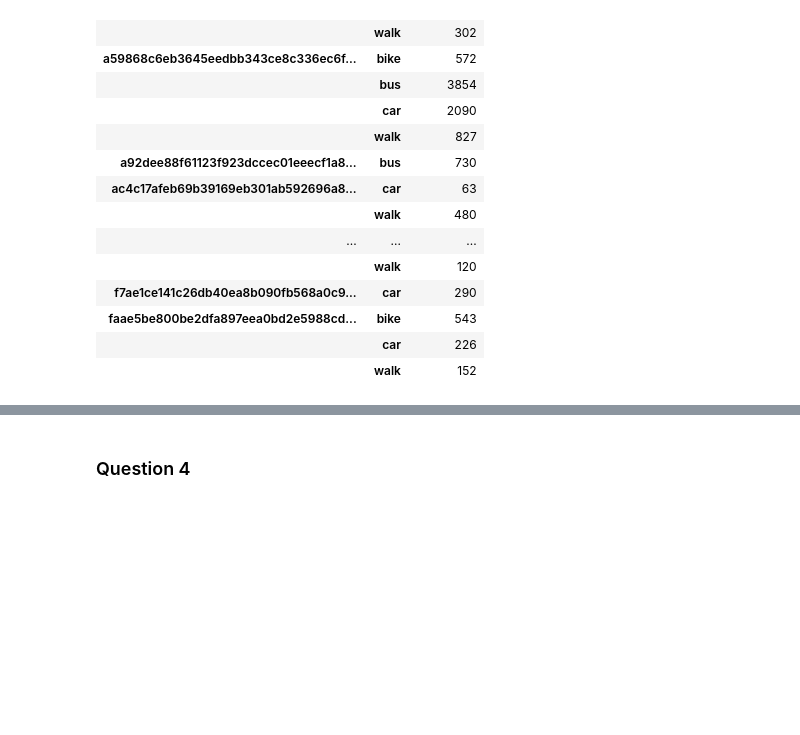
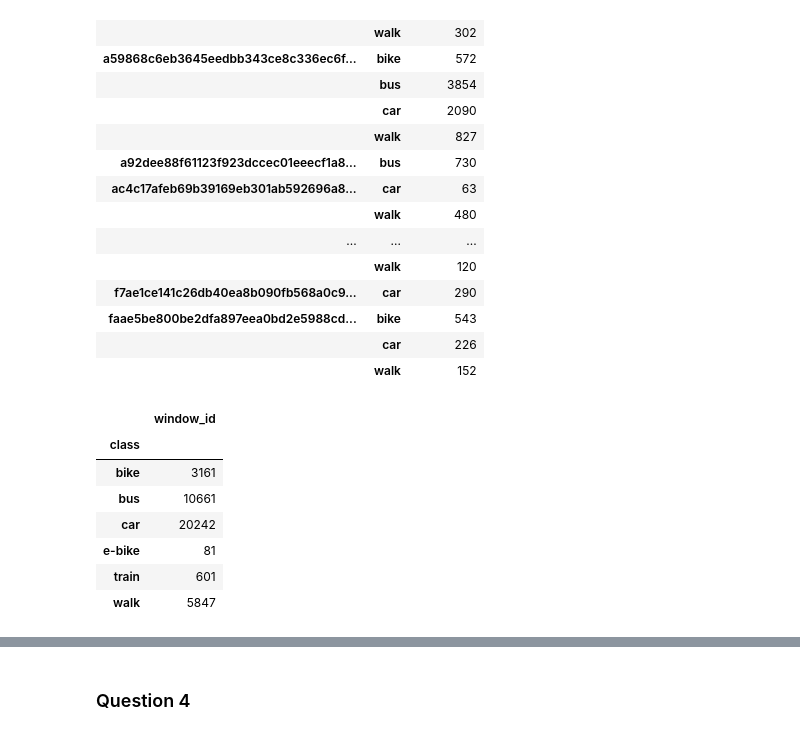
Before and after one commit to Arush0113/CE784, a Jupyter notebook: Arush_CE784_assignment2.ipynb, the cells around one changed output, grey strips where cells are left out. Saved outputs shown, nothing was run; the diff lists cells and outputs as text; code cells hidden in the pictures; blank space fills up the shorter version.

```diff
--- a/Arush_CE784_assignment2.ipynb
+++ b/Arush_CE784_assignment2.ipynb
@@ -344,3 +346,5 @@ sol_3
 | faae5be800be2dfa897eea0bd2e5988cd... | bike | 543 |
 |  | car | 226 |
 |  | walk | 152 |
+# %%
+prob_3_new = df.drop(['timestamp','x','y','z','user_c','user_shifted', 'class_shifted','class_c', 'timestamp_shifted', 'time_diff', 'seq_new', 'seq', 'min_t', 'window_this_seq', 'user'], axis = 1)
@@ -346,0 +355,11 @@ sol_3
+# %%
+sol_3_new
+# %% [output]
+|  | window_id |
+| class |  |
+| bike | 3161 |
+| bus | 10661 |
+| car | 20242 |
+| e-bike | 81 |
+| train | 601 |
+| walk | 5847 |
```
Also changed, not shown: parts of 12 cells of this notebook.
